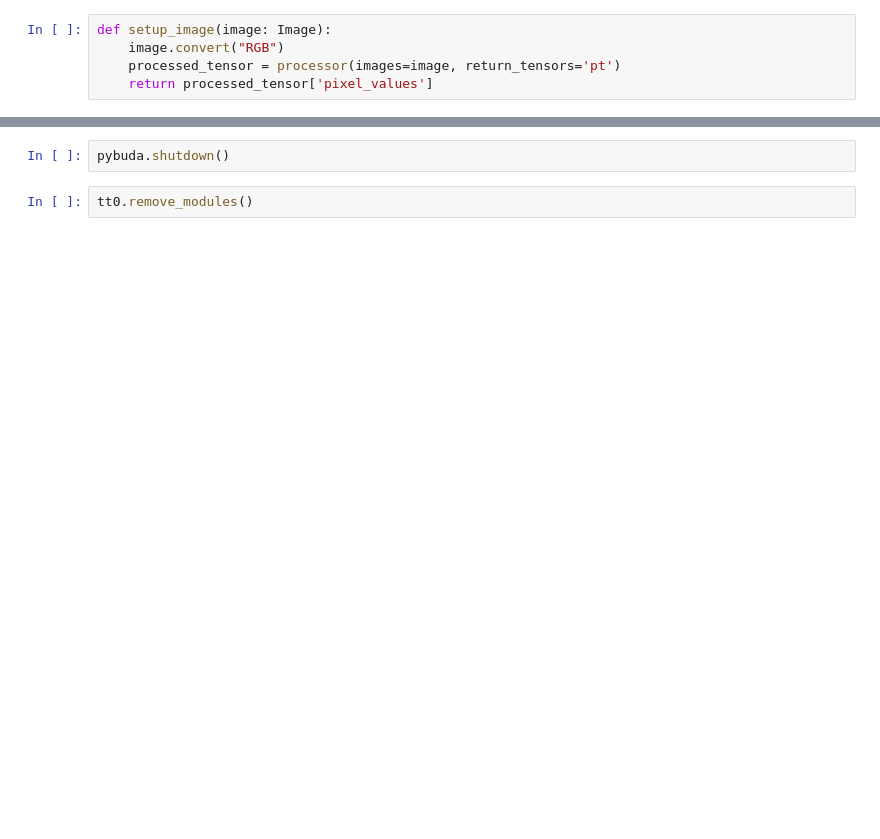
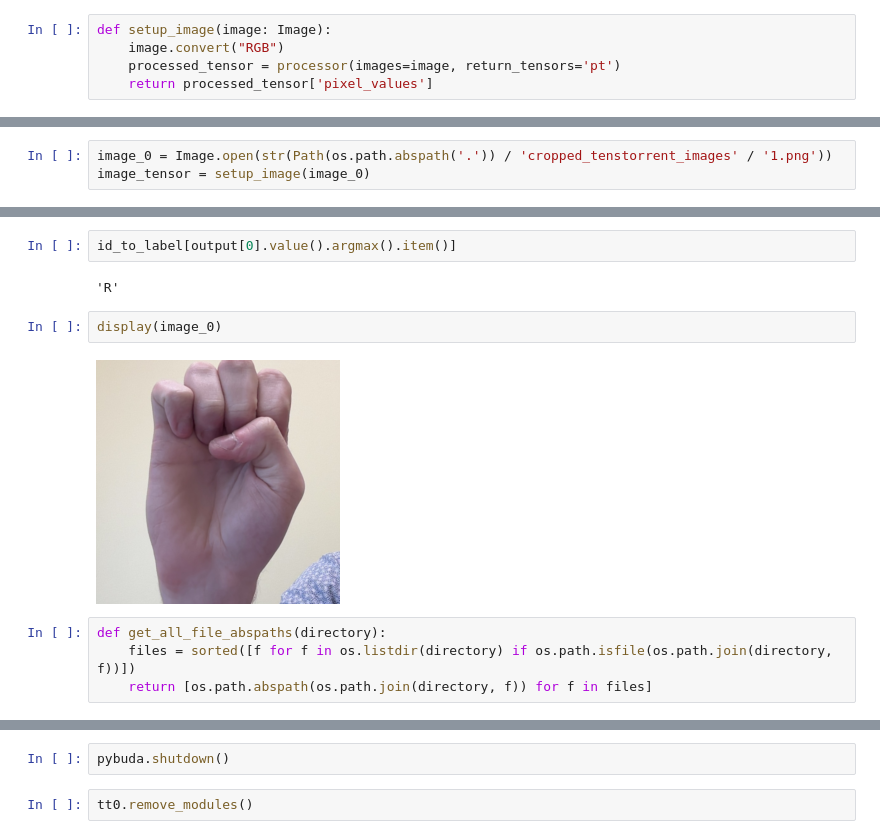
Before and after one commit to sebphem/tt-asl, a Jupyter notebook: asl_prediction_buda.ipynb, the cells around one changed output, grey strips where cells are left out. Cells and saved outputs as stored; diff of their text form; blank space fills up the shorter version.

```diff
--- a/asl_prediction_buda.ipynb
+++ b/asl_prediction_buda.ipynb
@@ -89,2 +61,5 @@ print('accuracy: ', correct/dataset_length)
+# %%
+image_0 = Image.open(str(Path(os.path.abspath('.')) / 'cropped_tenstorrent_images' / '1.png'))
+image_tensor = setup_image(image_0)
 # %%
 
@@ -118,0 +178,12 @@ output[0].value().argmax().item()
+# %%
+id_to_label[output[0].value().argmax().item()]
+# %% [output]
+'R'
+# %%
+display(image_0)
+# %% [output]
+[figure, added]
+# %%
+def get_all_file_abspaths(directory):
+    files = sorted([f for f in os.listdir(directory) if os.path.isfile(os.path.join(directory, f))])
+    return [os.path.abspath(os.path.join(directory, f)) for f in files]
```
Also changed, not shown: parts of 17 cells of this notebook.
